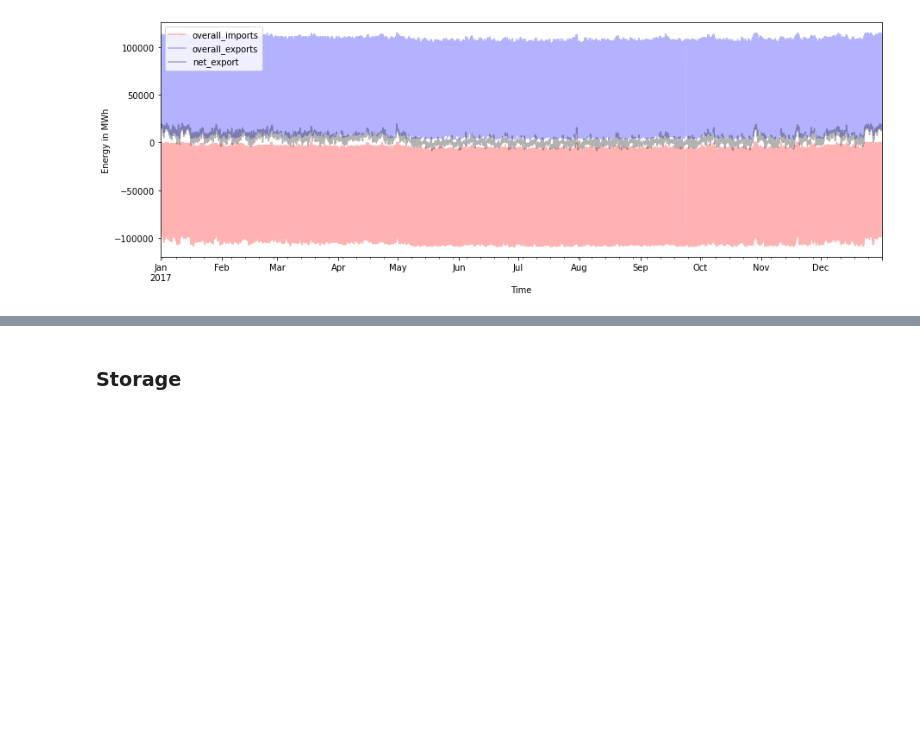
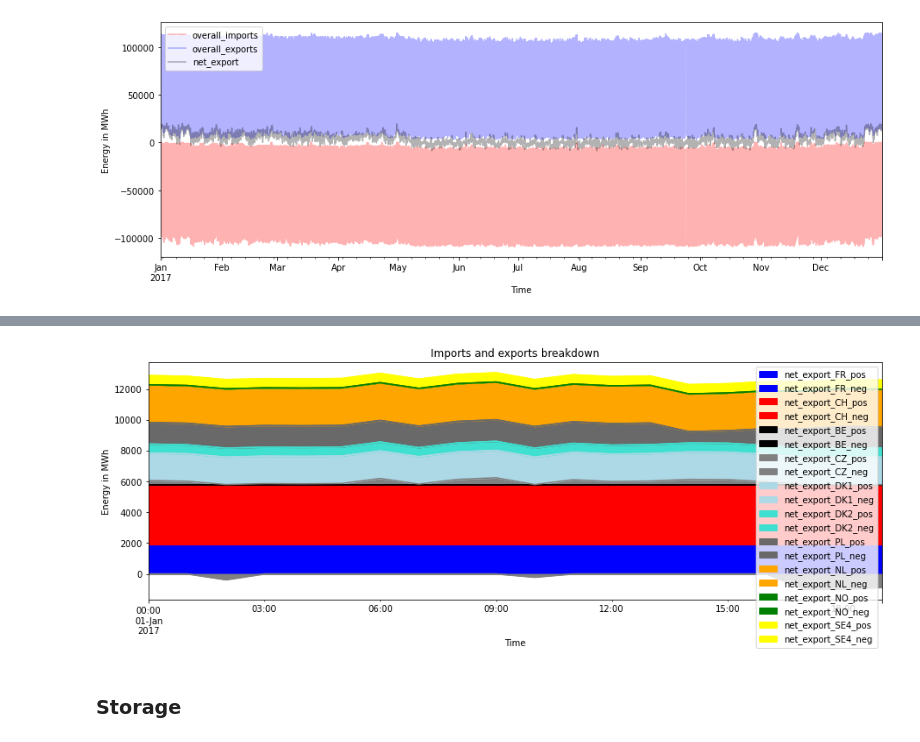
Before and after one commit to pommes-public/pommesevaluation, a Jupyter notebook: dispatch_validation.ipynb, the cells around one changed output, grey strips where cells are left out. Cells and saved outputs as stored; diff of their text form; code cells hidden in the pictures; blank space fills up the shorter version.

```diff
--- a/dispatch_validation.ipynb
+++ b/dispatch_validation.ipynb
@@ -113,3 +166,38 @@ plt.show()
+# %%
+for col in im_ex_plot.columns:
+    im_ex_plot[f"{col}_pos"] = np.where(im_ex_plot[col] >= 0, im_ex_plot[col], 0)
+    im_ex_plot[f"{col}_neg"] = np.where(im_ex_plot[col] < 0, im_ex_plot[col], 0)
+# %%
+im_ex_plot.drop(
+    columns=[
+        col for col in im_ex_plot
+        if "pos" not in col and "neg" not in col
+    ],
+    inplace=True
+)
+# %%
+country_colors_net_exports_pos = {
+    f"net_export_{key}_pos": val
+    for key, val in country_colors.items()
+    for col in im_ex_plot.columns if key in col
+}
+country_colors_net_exports_neg = {
+    f"net_export_{key}_neg": val
+    for key, val in country_colors.items()
+    for col in im_ex_plot.columns if key in col
+}
+country_colors_net_exports = {
+    **country_colors_net_exports_pos, **country_colors_net_exports_neg
+}
+# %%
+fig, ax = plt.subplots(figsize=(15, 5))
+_ = im_ex_plot[:20].plot(kind="area", ax=ax, color=country_colors_net_exports)
+_ = ax.set_title("Imports and exports breakdown")
+_ = ax.set_xlabel("Time")
+_ = ax.set_ylabel("Energy in MWh")
+plt.show()
+# %% [output]
+[figure, added]
 # %% [markdown]
 ### Storage
 # %%
```
Also changed, not shown: parts of 18 cells of this notebook.
